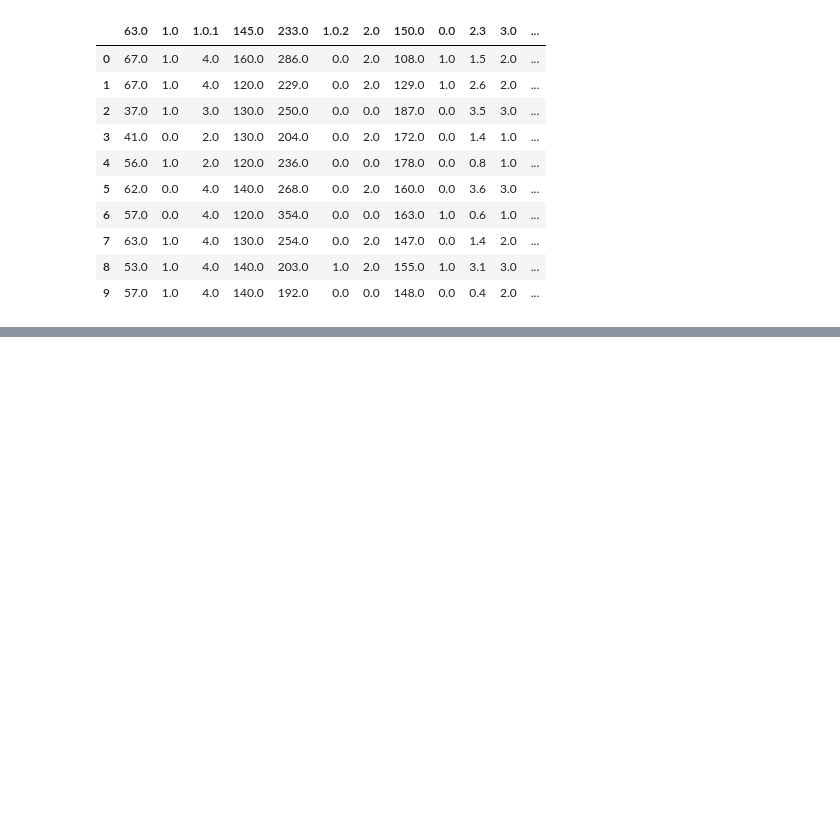
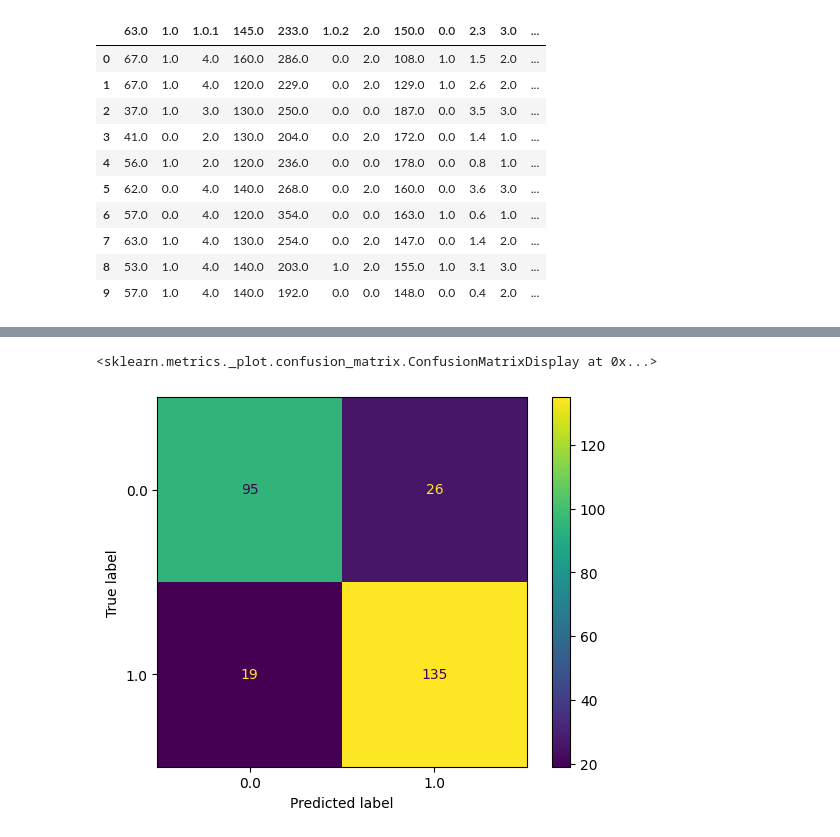
Before and after one commit to tsdandekar24/TanavDandekar_csci_1070_course, a Jupyter notebook: week_10_homework.ipynb, the cells around one changed output, grey strips where cells are left out. Saved outputs shown, nothing was run; the diff lists cells and outputs as text; code cells hidden in the pictures; blank space fills up the shorter version.

```diff
--- a/week_10_homework.ipynb
+++ b/week_10_homework.ipynb
@@ -36,0 +316,5 @@ cleveland_df.head()
+# %%
+ConfusionMatrixDisplay.from_estimator(rf, X_test, y_test)
+# %% [output]
+<sklearn.metrics._plot.confusion_matrix.ConfusionMatrixDisplay at 0x...>
+[figure, added]
```
Also changed, not shown: parts of 30 cells of this notebook.
